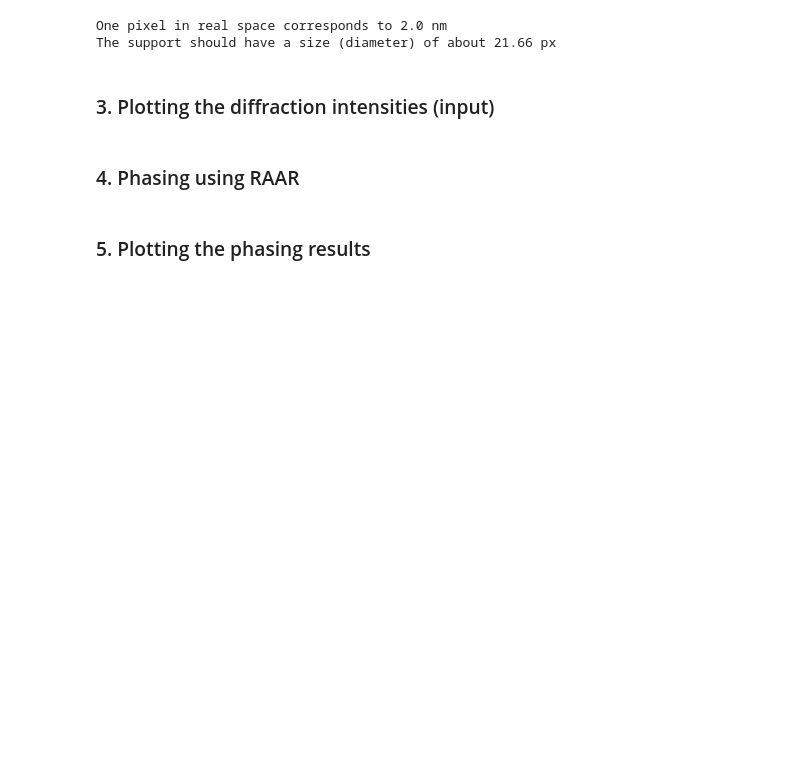
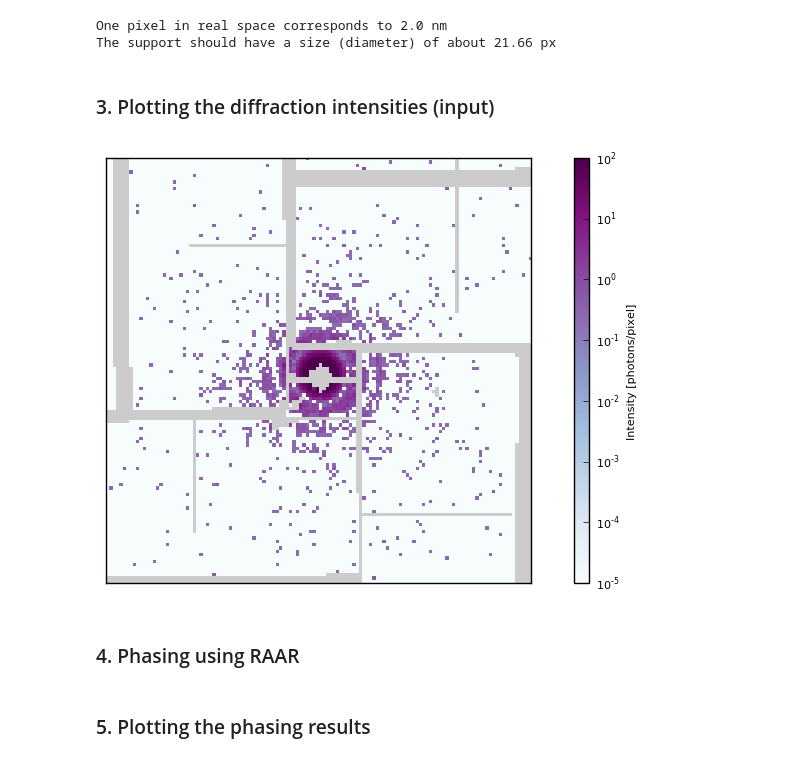
Before and after one commit to cnettel/cxic9714-analysis, a Jupyter notebook: ipynb/phasing.ipynb, the cells around one changed output. Saved outputs shown, nothing was run; the diff lists cells and outputs as text; code cells hidden in the pictures; blank space fills up the shorter version.

```diff
--- a/ipynb/phasing.ipynb
+++ b/ipynb/phasing.ipynb
@@ -74,14 +74,16 @@ x_to_q = lambda x, d: (2*np.sin(np.arctan2(x*pixelsize*downsampling, d)/2.)) / w
 # %%
 img = np.copy(intensities_cropped)
 img[img<=0] = 1e-5
 plot = plotting.Plot(fontsize=8, colorbar=True, axes_visible=False, save_png=True)
 plot.title_label = ['']
 plot.xlabel = ['']
 plot.ylabel = ['']
 plot.colorbar_label = r'Intensity [photons/pixel]'
 plot.plotting_a_map(0, img, log=True, mask=mask_cropped, bad='0.8', under='w', vmax=100, cmap='BuPu')
-plot.save('../plots/phasing_input.png')
+#plot.save('../plots/phasing_input.png')
 plot.show()
+# %% [output]
+[figure, added]
 # %% [markdown]
 ### 4. Phasing using RAAR
 # %%
```
Also changed, not shown: parts of 8 cells of this notebook, 7 other files.
